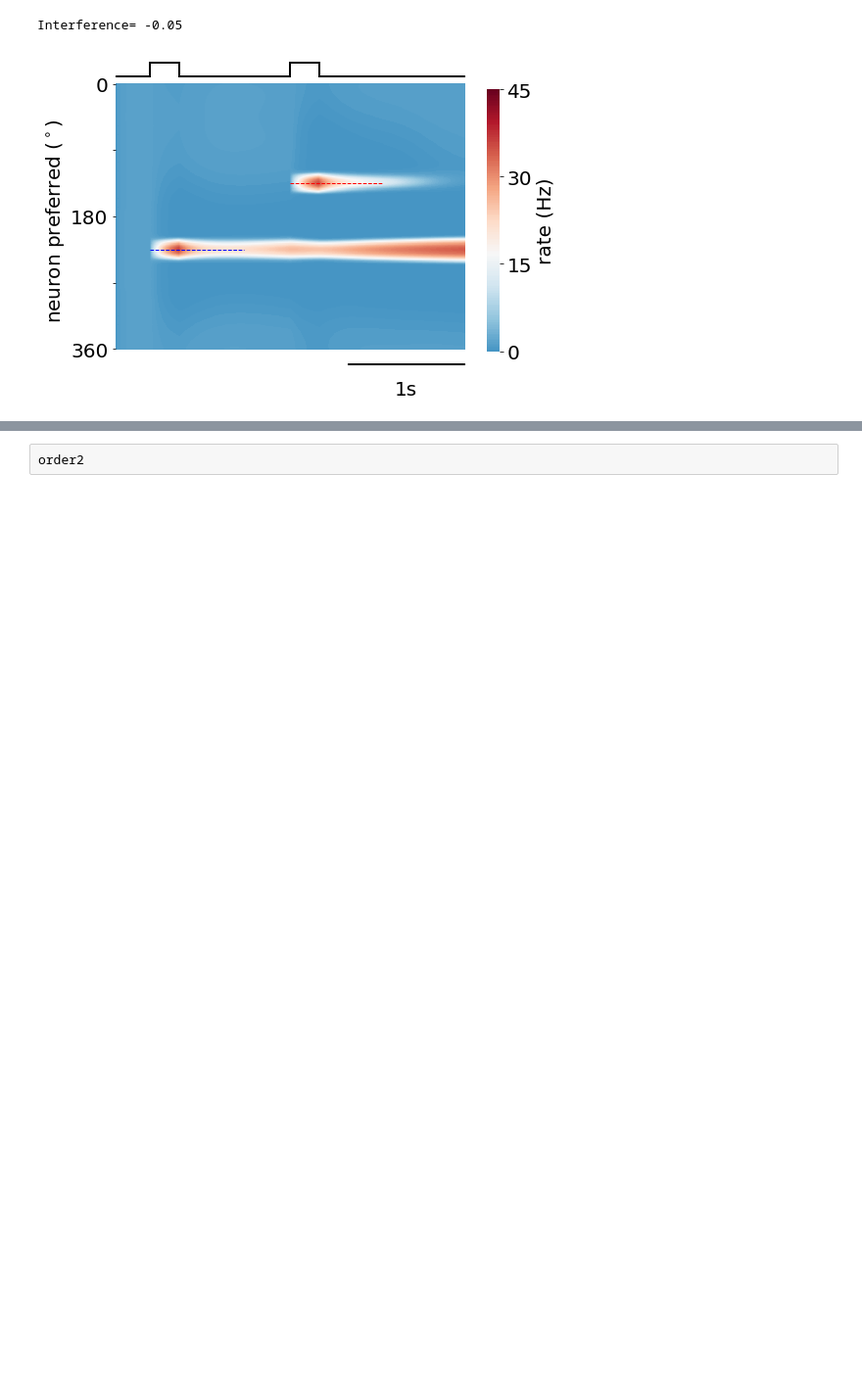
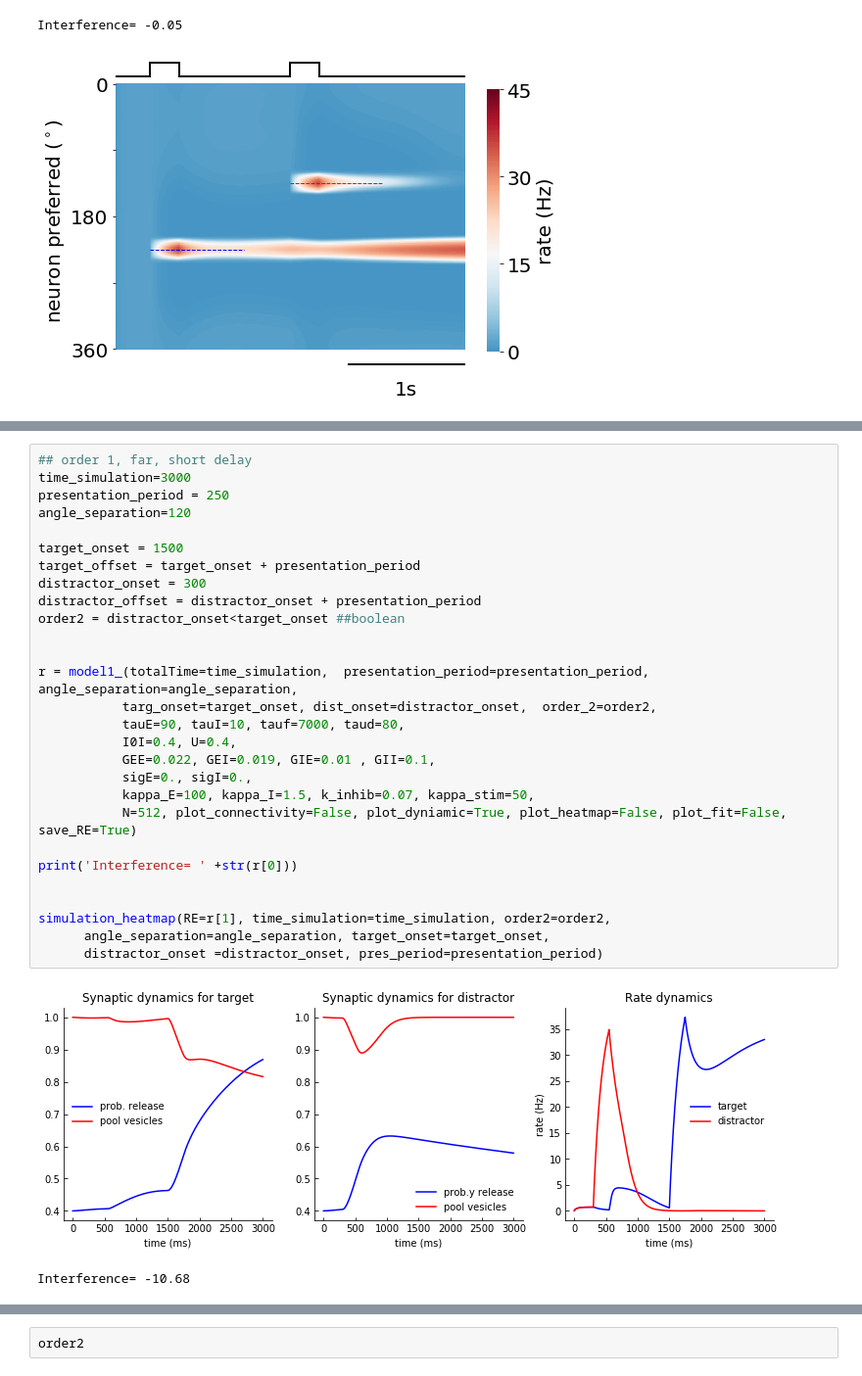
Before and after one commit to davidbestue/wm_distractor_filtering, a Jupyter notebook: Modeling/PSA_o2_regime/Examples.ipynb, the cells around one changed output, grey strips where cells are left out. Shown at 98% size. Cells and saved outputs as stored; diff of their text form; blank space fills up the shorter version.

```diff
--- a/Modeling/PSA_o2_regime/Examples.ipynb
+++ b/Modeling/PSA_o2_regime/Examples.ipynb
@@ -408,0 +409,31 @@ Interference= 54.84
+# %%
+## order 1, far, short delay
+time_simulation=3000
+presentation_period = 250
+angle_separation=120
+
+target_onset = 1500
+target_offset = target_onset + presentation_period
+distractor_onset = 300
+distractor_offset = distractor_onset + presentation_period
+order2 = distractor_onset<target_onset ##boolean
+
+
+r = model1_(totalTime=time_simulation,  presentation_period=presentation_period,  angle_separation=angle_separation,
+           targ_onset=target_onset, dist_onset=distractor_onset,  order_2=order2,
+           tauE=90, tauI=10, tauf=7000, taud=80,
+           I0I=0.4, U=0.4,
+           GEE=0.022, GEI=0.019, GIE=0.01 , GII=0.1,
+           sigE=0., sigI=0.,
+           kappa_E=100, kappa_I=1.5, k_inhib=0.07, kappa_stim=50,
+           N=512, plot_connectivity=False, plot_dyniamic=True, plot_heatmap=False, plot_fit=False, save_RE=True)
+
+print('Interference= ' +str(r[0]))
+
+
+simulation_heatmap(RE=r[1], time_simulation=time_simulation, order2=order2,
+      angle_separation=angle_separation, target_onset=target_onset,
+      distractor_onset =distractor_onset, pres_period=presentation_period)
+# %% [output]
+[figure, added]
+Interference= -10.68
```
Also changed, not shown: parts of 2 cells of this notebook, 1 other file.
